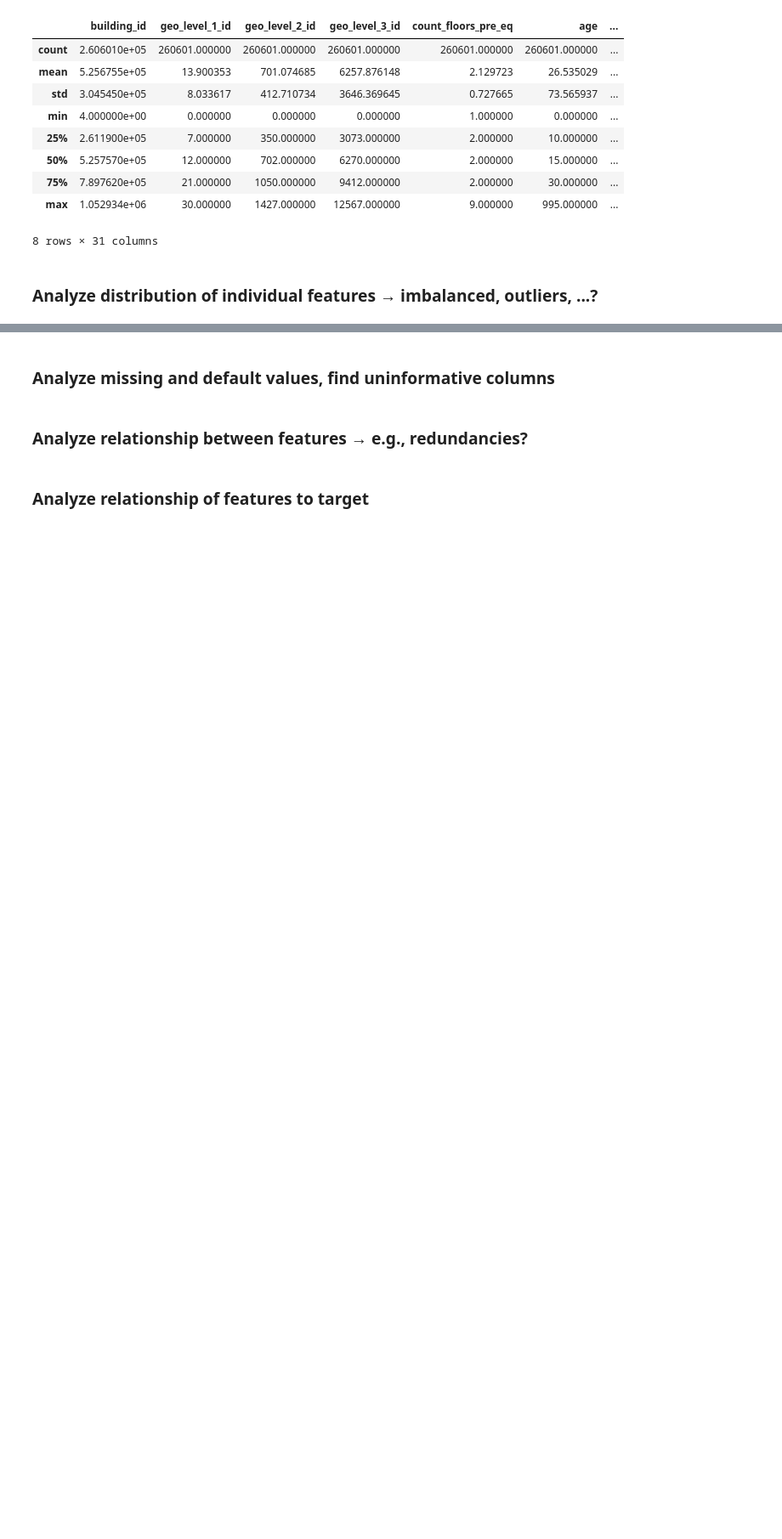
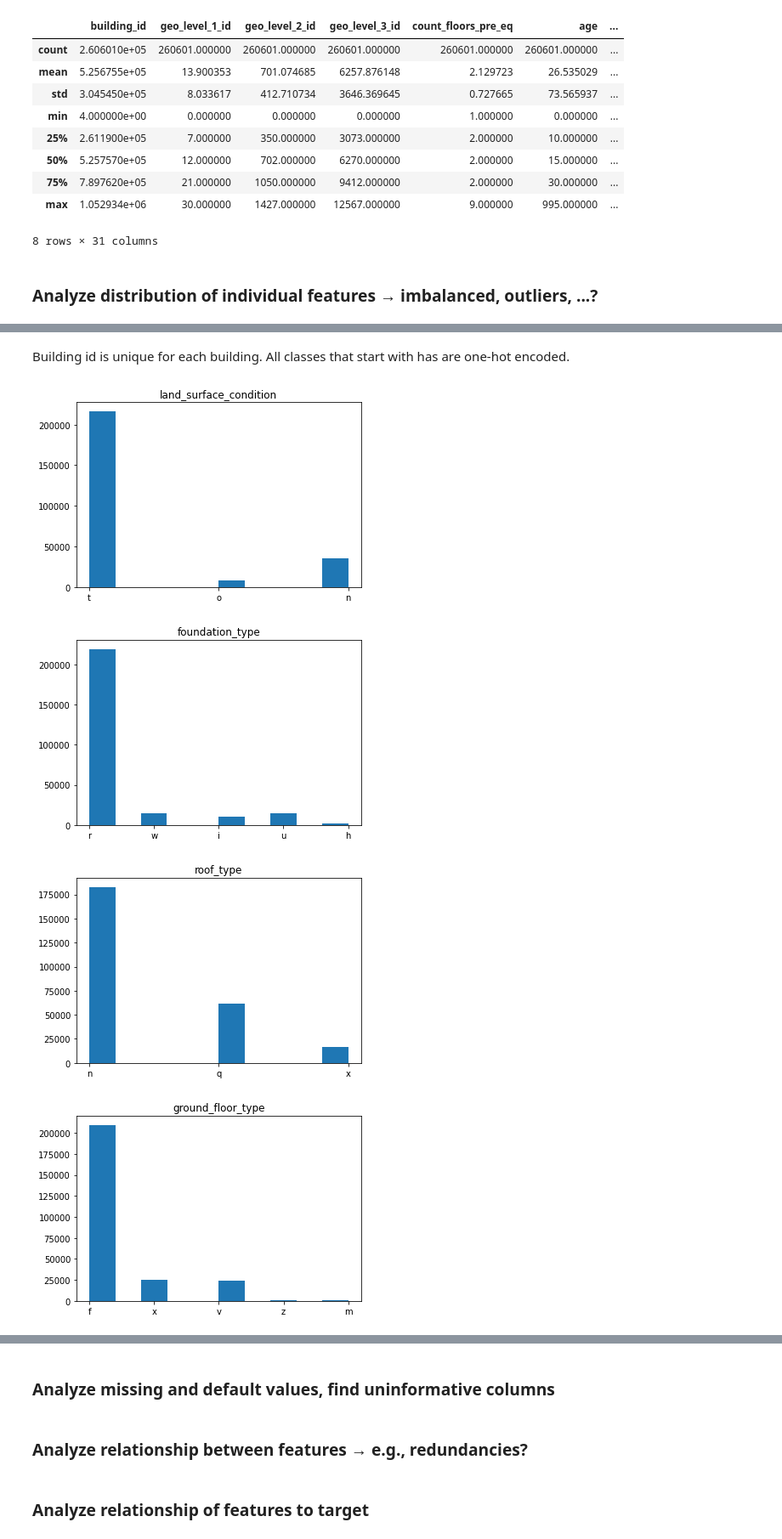
Before and after one commit to JohannBlaesche/DS-Lab-Failures-in-cellular-apoptosis, a Jupyter notebook: notebooks/exploration.ipynb, the cells around one changed output, grey strips where cells are left out. Shown at 85% size. Saved outputs shown, nothing was run; the diff lists cells and outputs as text; code cells hidden in the pictures; blank space fills up the shorter version.

```diff
--- a/notebooks/exploration.ipynb
+++ b/notebooks/exploration.ipynb
@@ -84,0 +110,14 @@ X_train.describe()
+# %% [markdown]
+Building id is unique for each building.
+All classes that start with has are one-hot encoded.
+# %%
+for column_name in X_train_obj.columns:
+    plt.figure()
+    plt.hist(X_train_obj[column_name])
+    plt.title(column_name)
+    plt.show
+# %% [output]
+[figure, added]
+[figure, added]
+[figure, added]
+[figure, added]
```
Also changed, not shown: parts of 5 cells of this notebook.
